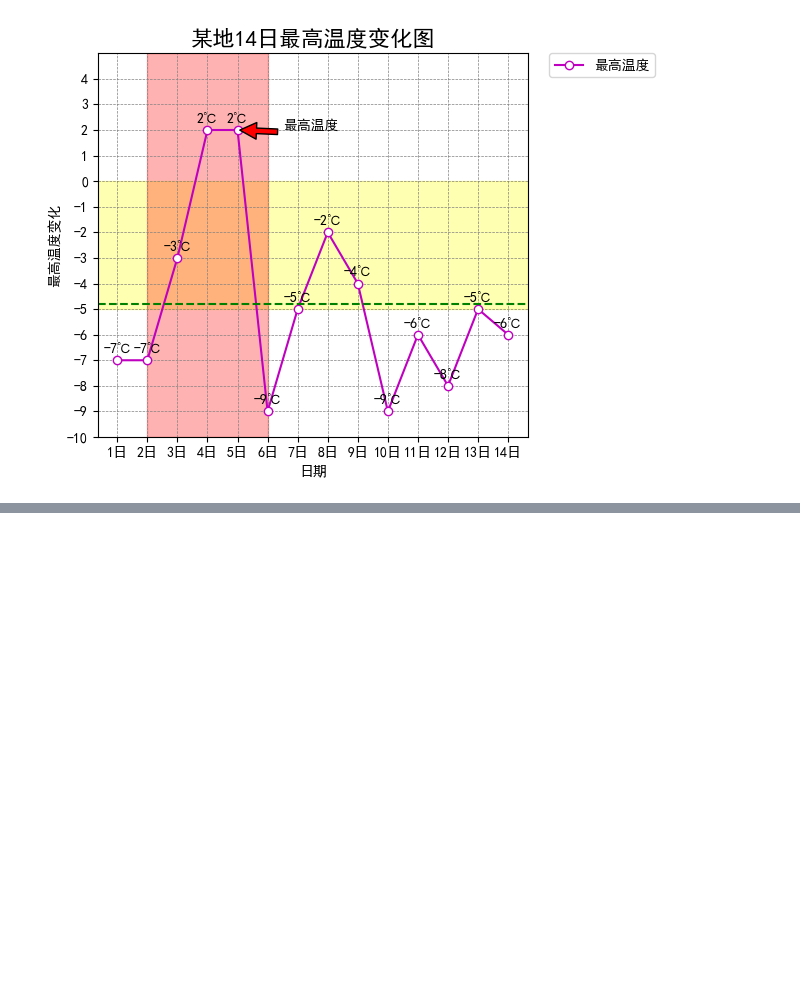
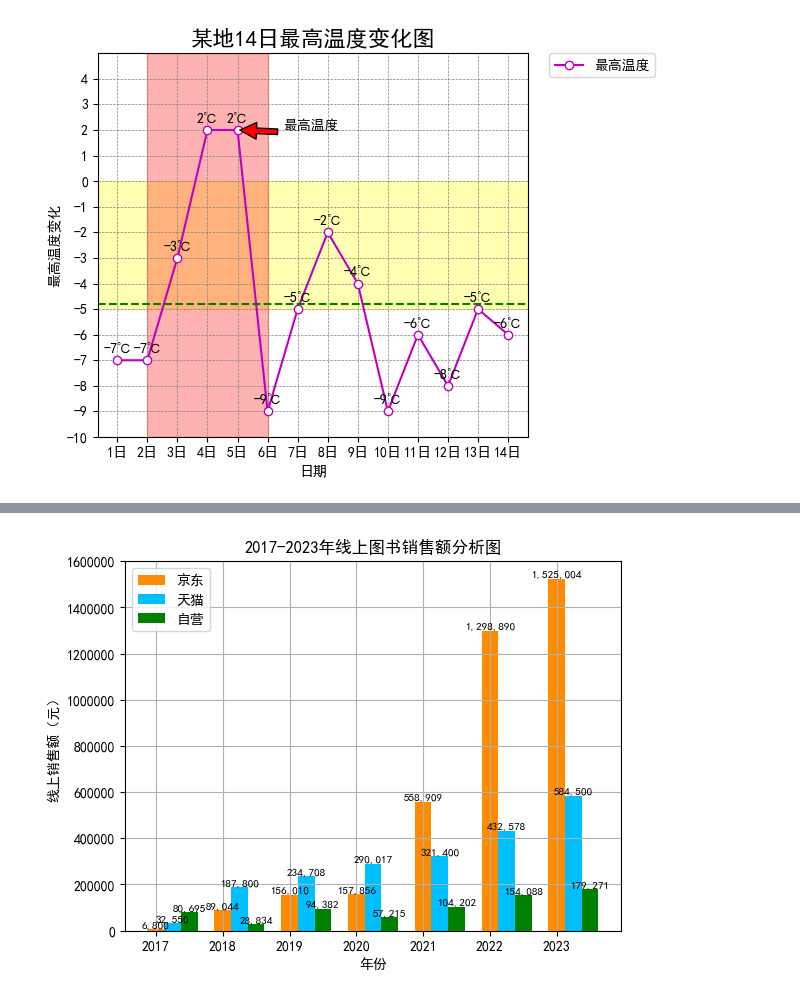
Before and after one commit to MercuryHaipeng/Python-Visualization-Tutorial, a Jupyter notebook: Chapter 1/1-1.ipynb, the cells around one changed output, grey strips where cells are left out. Drawn from its saved outputs; the diff is of its cells as text; code cells hidden in the pictures; blank space fills up the shorter version.

```diff
--- a/Chapter 1/1-1.ipynb
+++ b/Chapter 1/1-1.ipynb
@@ -88,0 +134,35 @@ plt.show()  # 显示图表
+# %%
+# 导入相关模块
+import pandas as pd
+import matplotlib.pyplot as plt
+
+plt.rcParams['font.sans-serif']=['SimHei'] # 解决中文乱码
+
+df = pd.read_excel(io="../datas/books.xlsx", sheet_name="Sheet2")   # 读取Excel文件
+plt.gca().get_yaxis().get_major_formatter().set_scientific(False)   # 取消y轴数据采用科学记数法
+x = df['年份']
+y1 = df['京东']
+y2 = df['天猫']
+y3 = df['自营']
+width = 0.25    # 柱子宽度，若显示n个柱子，则width值需小于1/n ，否则柱子会出现重叠
+# xy轴标签
+plt.xlabel('年份')
+plt.ylabel('线上销售额（元）')
+# 图表标题
+plt.title('2017-2023年线上图书销售额分析图')
+# 绘制柱形图
+plt.bar(x, y1, width=width, color='darkorange')
+plt.bar(x+width, y2, width=width, color='deepskyblue')
+plt.bar(x+2*width, y3, width=width, color='g')
+# 设置每个柱子的文本标签,format(b,',')格式化销售额为千位分隔符格式
+for a,b in zip(x,y1):
+    plt.text(a, b,format(b,','), ha='center', va= 'bottom',fontsize=8)
+for a,b in zip(x,y2):
+    plt.text(a+width, b,format(b,','), ha='center', va= 'bottom',fontsize=8)
+for a, b in zip(x, y3):
+    plt.text(a + 2*width, b, format(b, ','), ha='center', va='bottom', fontsize=8)
+plt.legend(['京东','天猫','自营'])# 图例
+plt.grid()                        # 网格
+plt.show()                        # 显示图表
+# %% [output]
+[figure, added]
```
Also changed, not shown: parts of 26 cells of this notebook, 1 other file.
